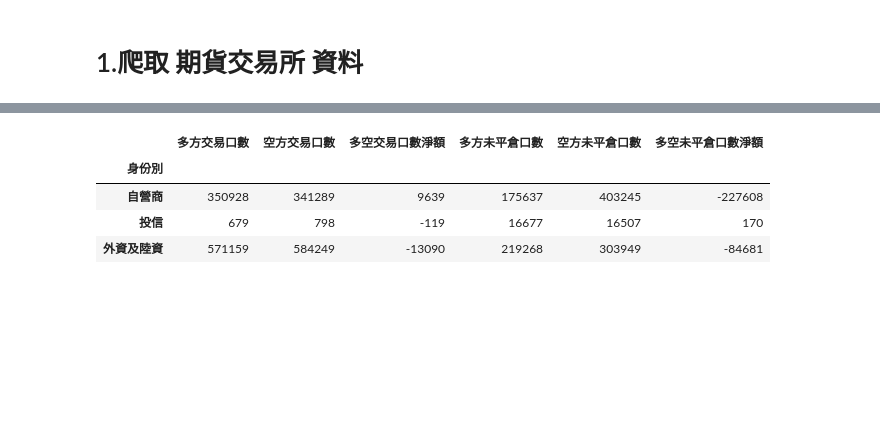
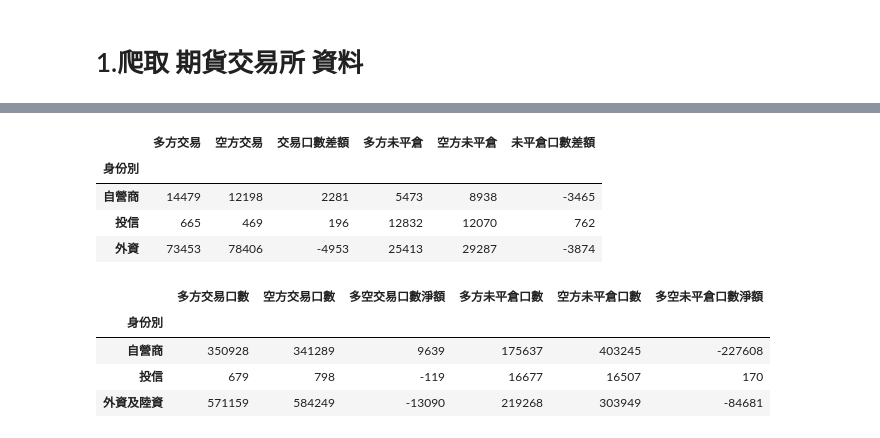
Before and after one commit to Ricky7737/StockInformationWriteInGoogleSheet, a Jupyter notebook: Functiontest/TAIFEX.ipynb, the cells around one changed output, grey strips where cells are left out. Drawn from its saved outputs; the diff is of its cells as text; code cells hidden in the pictures; blank space fills up the shorter version.

```diff
--- a/Functiontest/TAIFEX.ipynb
+++ b/Functiontest/TAIFEX.ipynb
@@ -6,3 +5,3 @@ import urllib.request, csv
 # %%
-Taifex_futures_url = "https://www.taifex.com.tw/data_gov/taifex_open_data.asp?data_name=MarketDataOfMajorInstitutionalTradersGeneralBytheDate"
-Taifex_df = pd.read_csv(Taifex_futures_url,encoding='big5')
+Taifex_futures_url = "https://www.taifex.com.tw/cht/3/futContractsDateExcel"
+Taifex_futures_df = pd.read_html(Taifex_futures_url)[0]
@@ -25,3 +24,19 @@ Taifex_df_new
+# %%
+# 留下自己需要的欄位
+new_Taifex_futures_df = Taifex_futures_df.iloc[[4,5,6,7],[2,3,5,7,9,11,13]]
+# 重設 dataframe 的欄位名稱
+new_Taifex_futures_df = new_Taifex_futures_df.drop(index=[4])
+new_Taifex_futures_df.columns = ['身份別',
+                           '多方交易','空方交易','交易口數差額',
+                           '多方未平倉','空方未平倉','未平倉口數差額']
+new_Taifex_futures_df = new_Taifex_futures_df.set_index(['身份別'])
+new_Taifex_futures_df
+# %% [output]
+|  | 多方交易 | 空方交易 | 交易口數差額 | 多方未平倉 | 空方未平倉 | 未平倉口數差額 |
+| 身份別 |  |  |  |  |  |  |
+| 自營商 | 14479 | 12198 | 2281 | 5473 | 8938 | -3465 |
+| 投信 | 665 | 469 | 196 | 12832 | 12070 | 762 |
+| 外資 | 73453 | 78406 | -4953 | 25413 | 29287 | -3874 |
 # %%
 Taifex_df_reset = Taifex_df_new.set_index('身份別')
 Taifex_df_reset
```
Also changed, not shown: parts of 6 cells of this notebook.
